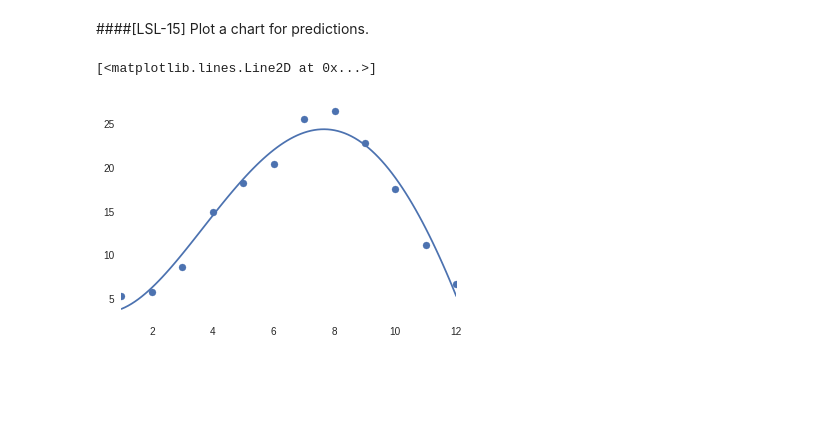
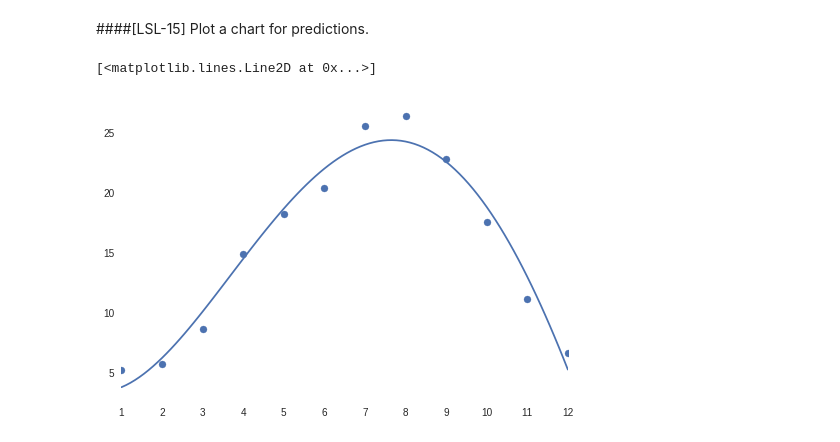
Before and after one commit to enakai00/colab_tfbook, a Jupyter notebook: Chapter01/1. Least squares method with low-level API.ipynb, the cells around one changed output. Cells and saved outputs as stored; diff of their text form; code cells hidden in the pictures; blank space fills up the shorter version.

```diff
--- a/Chapter01/1. Least squares method with low-level API.ipynb
+++ b/Chapter01/1. Least squares method with low-level API.ipynb
@@ -144,14 +144,14 @@ def predict(x):
 ####[LSL-15]
 Plot a chart for predictions.
 # %%
-fig = plt.figure(figsize=(6, 4))
+fig = plt.figure()
 subplot = fig.add_subplot(1, 1, 1)
-subplot.grid(False)
 subplot.set_xlim(1, 12)
+subplot.set_xticks(range(1, 13))
 subplot.scatter(range(1, 13), train_t)
 xs = np.linspace(1, 12, 100)
 ys = predict(xs)
 subplot.plot(xs, ys)
 # %% [output]
 [<matplotlib.lines.Line2D at 0x...>]
-[figure, old version]
+[figure, new version]
```
Also changed, not shown: 4 other files.
